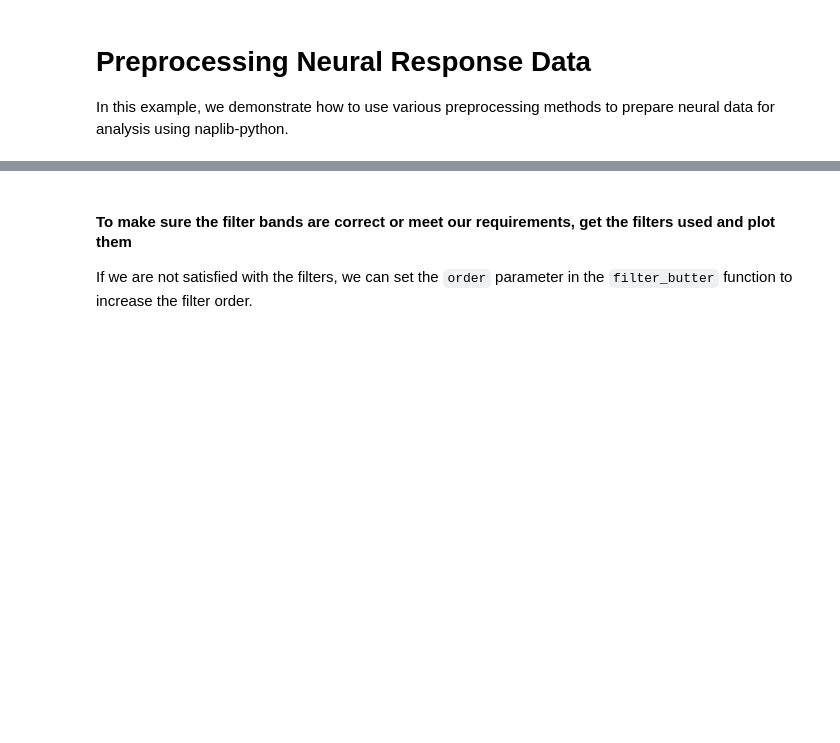
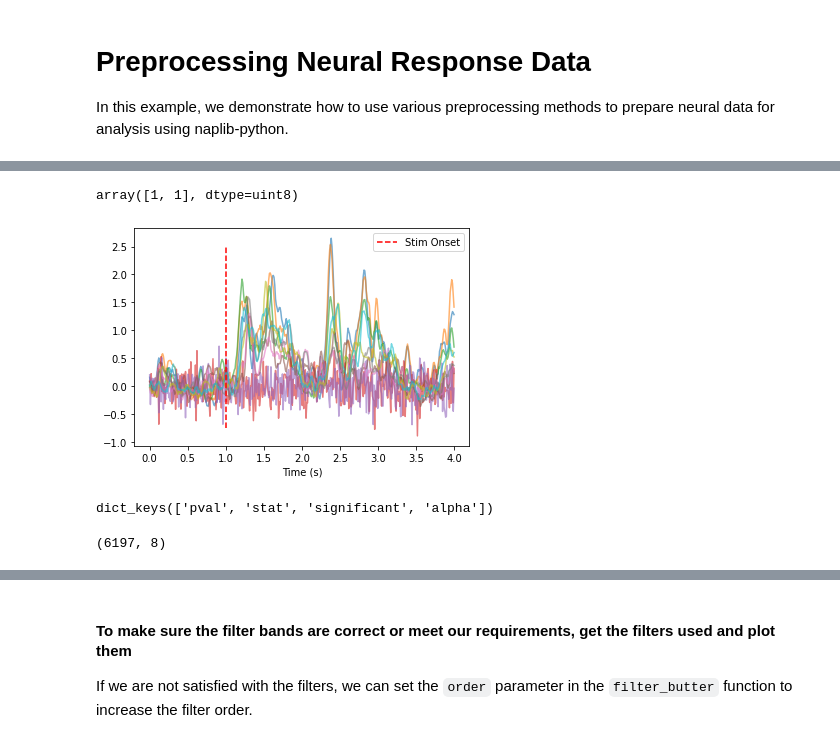
Before and after one commit to naplab/naplib-python, a Jupyter notebook: docs/examples/preprocessing_examples.ipynb, the cells around one changed output, grey strips where cells are left out. Cells and saved outputs as stored; diff of their text form; code cells hidden in the pictures; blank space fills up the shorter version.

```diff
--- a/docs/examples/preprocessing_examples.ipynb
+++ b/docs/examples/preprocessing_examples.ipynb
@@ -19,0 +36,32 @@ data.fields
+# %%
+# this indicates that for this trial, the response includes 1 second of silence before the
+# stimulus began, and 1 second at the end after the stimulus ended
+data['befaft'][0]
+# %% [output]
+array([1, 1], dtype=uint8)
+# %%
+rng = np.random.default_rng(1)
+for trial in data:
+    trial['resp'][:,3:5] = .25*rng.normal(size=(trial['resp'].shape[0],2))
+
+plt.figure()
+plt.plot(np.linspace(0, 4, 400), data['resp'][0][:400], alpha=0.6)
+plt.vlines(data['befaft'][0][0], -0.75, 2.5, label='Stim Onset', color='r', linestyle='dashed')
+plt.legend()
+plt.xlabel('Time (s)')
+plt.show()
+# %% [output]
+[figure, added]
+# %%
+# Perform t-test to remove electrodes that are not responsive
+# This function performs FDR correction by default, but many parameters can be changed to alter
+# the test
+data_responsive, stats = responsive_ttest(data, random_state=1)
+print(stats.keys()) # statistics computed
+# %% [output]
+dict_keys(['pval', 'stat', 'significant', 'alpha'])
+# %%
+# now there are only 8 electrodes remaining
+print(data_responsive['resp'][0].shape)
+# %% [output]
+(6197, 8)
```
Also changed, not shown: parts of 12 cells of this notebook, 5 other files.
